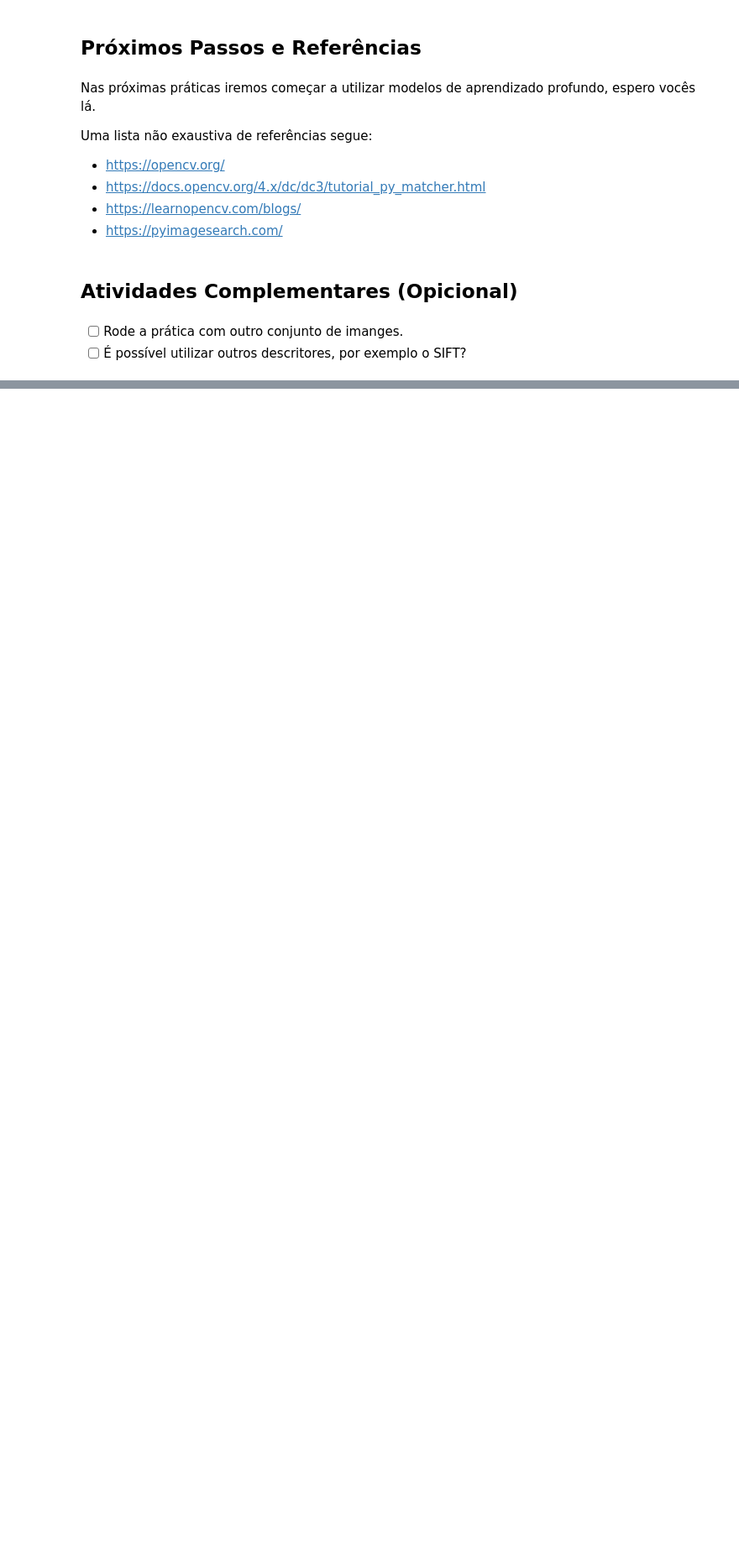
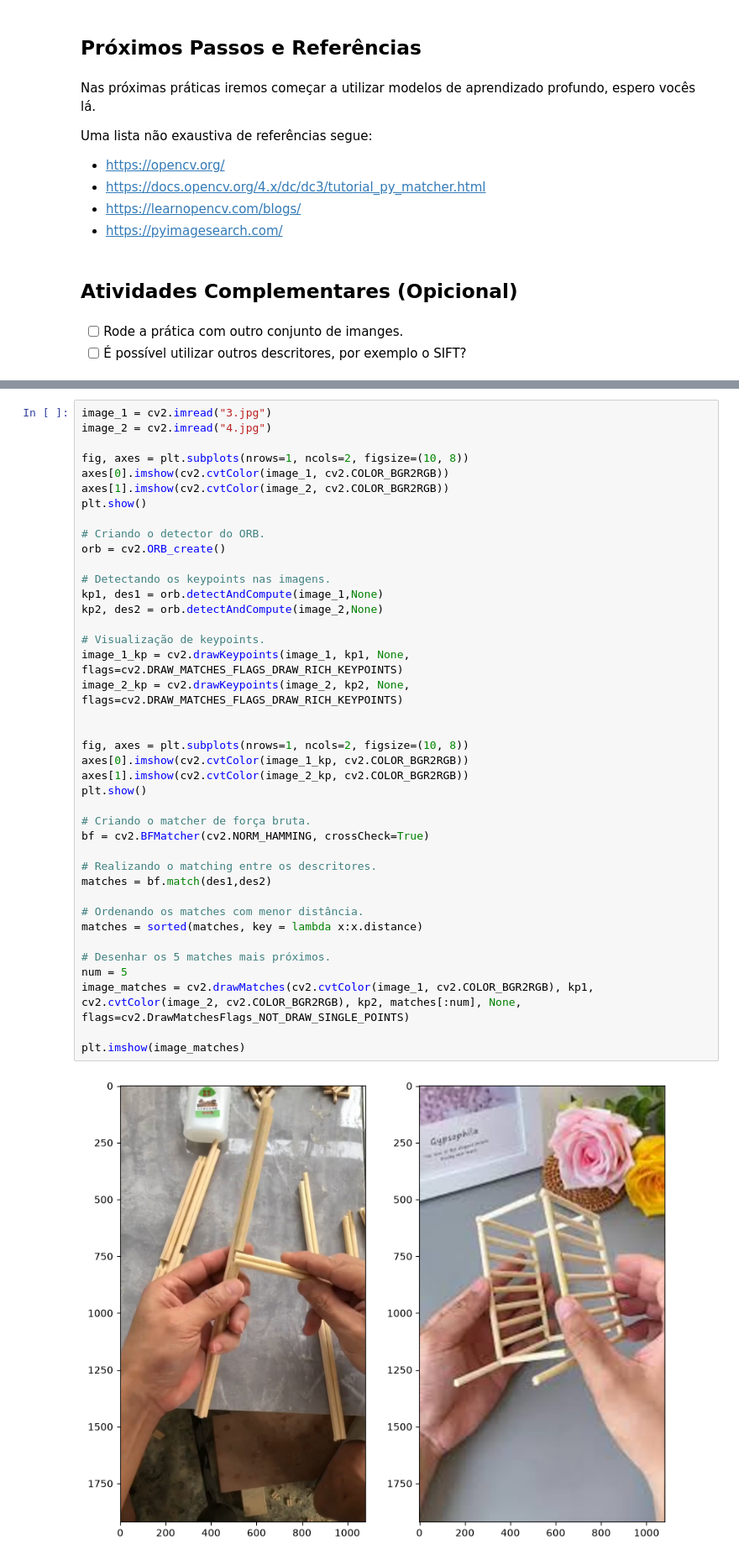
Before and after one commit to kaiogama18/nexvisual-computer-vision, a Jupyter notebook: modulos/Modulo_02/M2A2/correspondencias_de_caracteristicas.ipynb, the cells around one changed output, grey strips where cells are left out. Shown at 84% size. Saved outputs shown, nothing was run; the diff lists cells and outputs as text; blank space fills up the shorter version.

```diff
--- a/modulos/Modulo_02/M2A2/correspondencias_de_caracteristicas.ipynb
+++ b/modulos/Modulo_02/M2A2/correspondencias_de_caracteristicas.ipynb
@@ -99,0 +102,42 @@ Uma lista não exaustiva de referências segue:
+# %%
+image_1 = cv2.imread("3.jpg")
+image_2 = cv2.imread("4.jpg")
+
+fig, axes = plt.subplots(nrows=1, ncols=2, figsize=(10, 8))
+axes[0].imshow(cv2.cvtColor(image_1, cv2.COLOR_BGR2RGB))
+axes[1].imshow(cv2.cvtColor(image_2, cv2.COLOR_BGR2RGB))
+plt.show()
+
+# Criando o detector do ORB.
+orb = cv2.ORB_create()
+
+# Detectando os keypoints nas imagens.
+kp1, des1 = orb.detectAndCompute(image_1,None)
+kp2, des2 = orb.detectAndCompute(image_2,None)
+
+# Visualização de keypoints.
+image_1_kp = cv2.drawKeypoints(image_1, kp1, None, flags=cv2.DRAW_MATCHES_FLAGS_DRAW_RICH_KEYPOINTS)
+image_2_kp = cv2.drawKeypoints(image_2, kp2, None, flags=cv2.DRAW_MATCHES_FLAGS_DRAW_RICH_KEYPOINTS)
+
+
+fig, axes = plt.subplots(nrows=1, ncols=2, figsize=(10, 8))
+axes[0].imshow(cv2.cvtColor(image_1_kp, cv2.COLOR_BGR2RGB))
+axes[1].imshow(cv2.cvtColor(image_2_kp, cv2.COLOR_BGR2RGB))
+plt.show()
+
+# Criando o matcher de força bruta.
+bf = cv2.BFMatcher(cv2.NORM_HAMMING, crossCheck=True)
+
+# Realizando o matching entre os descritores.
+matches = bf.match(des1,des2)
+
+# Ordenando os matches com menor distância.
+matches = sorted(matches, key = lambda x:x.distance)
+
+# Desenhar os 5 matches mais próximos.
+num = 5
+image_matches = cv2.drawMatches(cv2.cvtColor(image_1, cv2.COLOR_BGR2RGB), kp1, cv2.cvtColor(image_2, cv2.COLOR_BGR2RGB), kp2, matches[:num], None, flags=cv2.DrawMatchesFlags_NOT_DRAW_SINGLE_POINTS)
+
+plt.imshow(image_matches)
+# %% [output]
+[figure, added]
```
Also changed, not shown: parts of 5 cells of this notebook, 9 other files.
